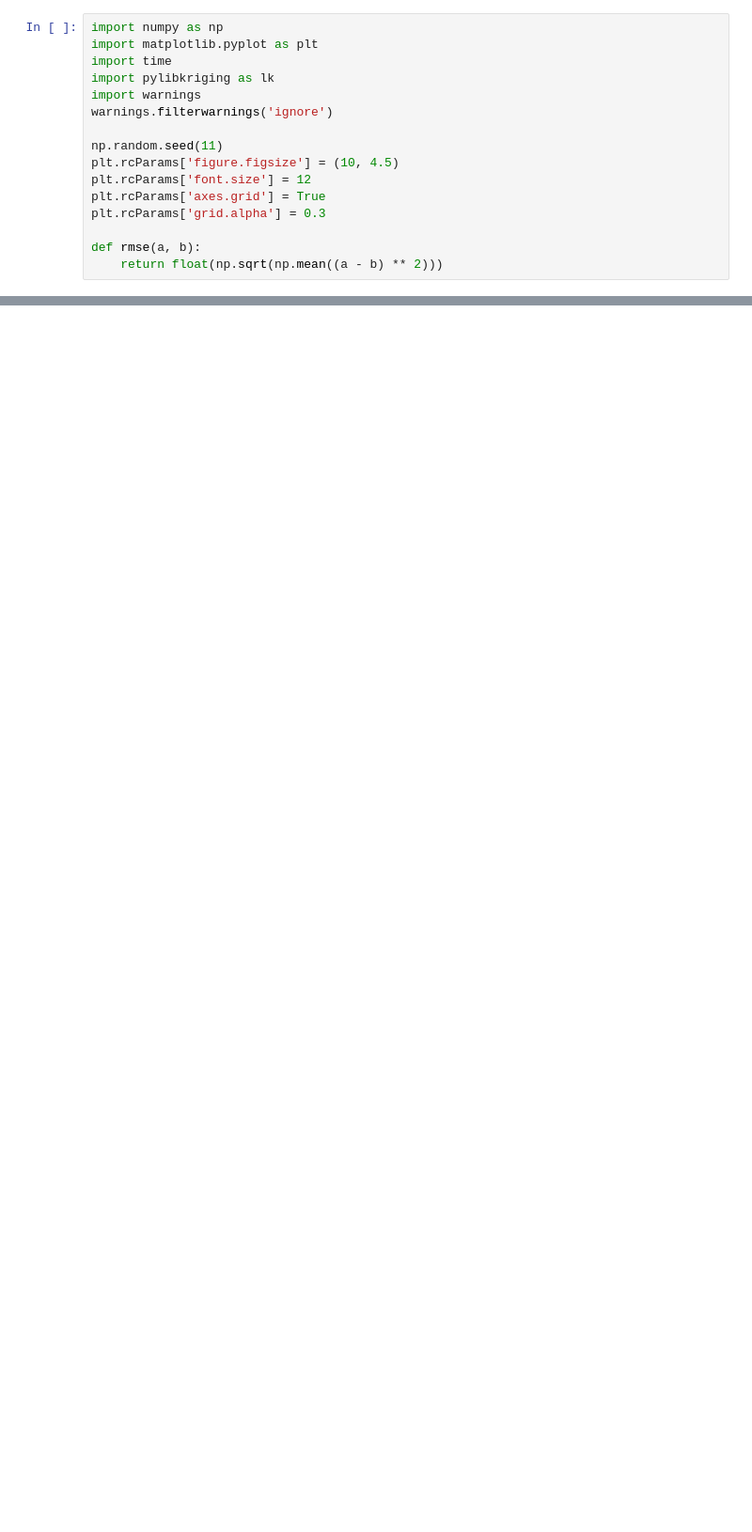
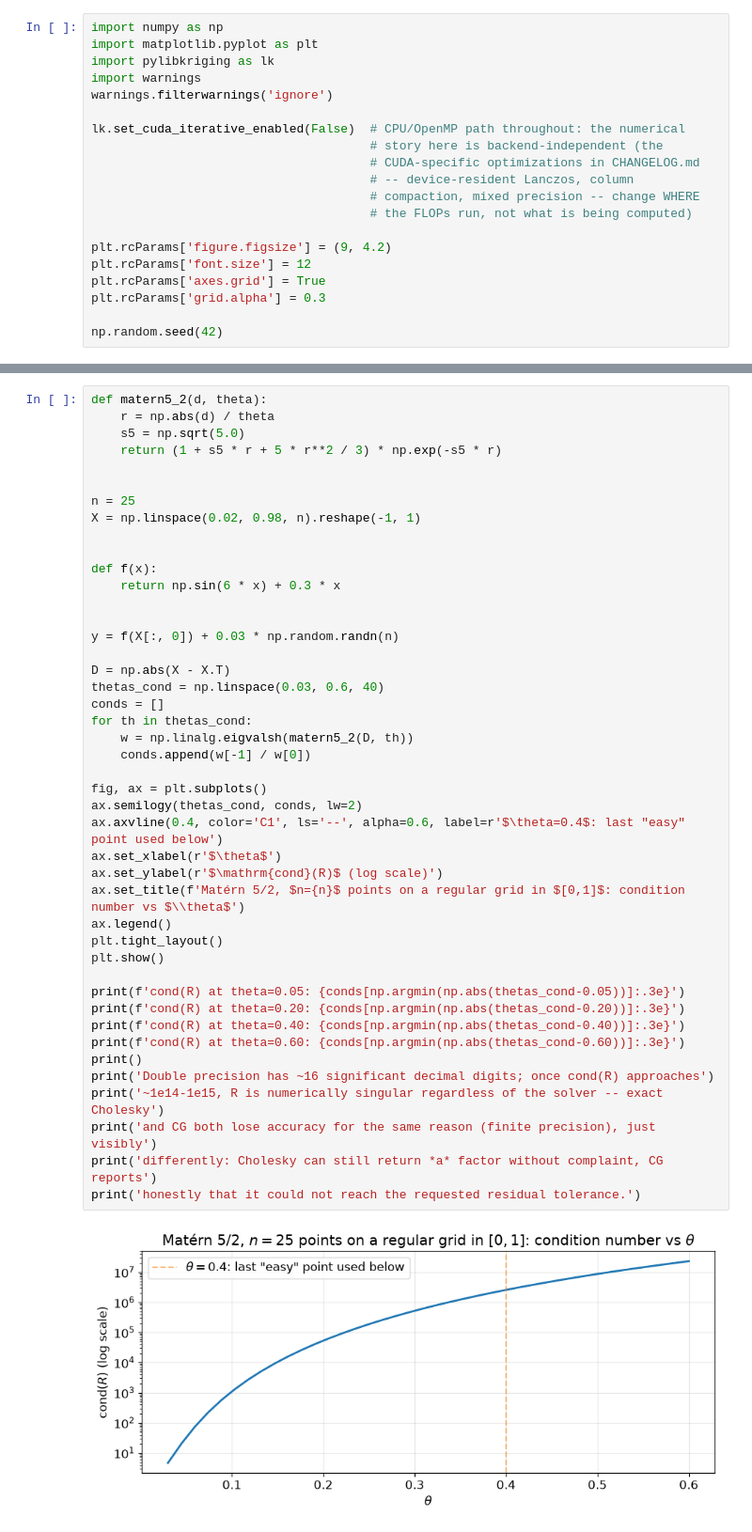
Before and after one commit to libKriging/libKriging, a Jupyter notebook: docs/math/lliterative_vs_cholesky.ipynb, the cells around one changed output, grey strips where cells are left out. Shown at 94% size. Saved outputs shown, nothing was run; the diff lists cells and outputs as text; blank space fills up the shorter version.

```diff
--- a/docs/math/lliterative_vs_cholesky.ipynb
+++ b/docs/math/lliterative_vs_cholesky.ipynb
@@ -63,16 +39,20 @@ notebook), the same measurements this notebook reproduces below.
 # %%
 import numpy as np
 import matplotlib.pyplot as plt
-import time
 import pylibkriging as lk
 import warnings
 warnings.filterwarnings('ignore')
 
-np.random.seed(11)
-plt.rcParams['figure.figsize'] = (10, 4.5)
+lk.set_cuda_iterative_enabled(False)  # CPU/OpenMP path throughout: the numerical
+                                      # story here is backend-independent (the
+                                      # CUDA-specific optimizations in CHANGELOG.md
+                                      # -- device-resident Lanczos, column
+                                      # compaction, mixed precision -- change WHERE
+                                      # the FLOPs run, not what is being computed)
+
+plt.rcParams['figure.figsize'] = (9, 4.2)
 plt.rcParams['font.size'] = 12
 plt.rcParams['axes.grid'] = True
 plt.rcParams['grid.alpha'] = 0.3
 
-def rmse(a, b):
-    return float(np.sqrt(np.mean((a - b) ** 2)))
+np.random.seed(42)
@@ -518,0 +122,46 @@ compares to `LLVecchia`, `LLNystrom`, `NestedKriging` and `subsetOfData`.
+# %%
+def matern5_2(d, theta):
+    r = np.abs(d) / theta
+    s5 = np.sqrt(5.0)
+    return (1 + s5 * r + 5 * r**2 / 3) * np.exp(-s5 * r)
+
+
+n = 25
+X = np.linspace(0.02, 0.98, n).reshape(-1, 1)
+
+
+def f(x):
+    return np.sin(6 * x) + 0.3 * x
+
+
+y = f(X[:, 0]) + 0.03 * np.random.randn(n)
+
+D = np.abs(X - X.T)
+thetas_cond = np.linspace(0.03, 0.6, 40)
+conds = []
+for th in thetas_cond:
+    w = np.linalg.eigvalsh(matern5_2(D, th))
+    conds.append(w[-1] / w[0])
+
+fig, ax = plt.subplots()
+ax.semilogy(thetas_cond, conds, lw=2)
+ax.axvline(0.4, color='C1', ls='--', alpha=0.6, label=r'$\theta=0.4$: last "easy" point used below')
+ax.set_xlabel(r'$\theta$')
+ax.set_ylabel(r'$\mathrm{cond}(R)$ (log scale)')
+ax.set_title(f'Matérn 5/2, $n={n}$ points on a regular grid in $[0,1]$: condition number vs $\\theta$')
+ax.legend()
+plt.tight_layout()
+plt.show()
+
+print(f'cond(R) at theta=0.05: {conds[np.argmin(np.abs(thetas_cond-0.05))]:.3e}')
+print(f'cond(R) at theta=0.20: {conds[np.argmin(np.abs(thetas_cond-0.20))]:.3e}')
+print(f'cond(R) at theta=0.40: {conds[np.argmin(np.abs(thetas_cond-0.40))]:.3e}')
+print(f'cond(R) at theta=0.60: {conds[np.argmin(np.abs(thetas_cond-0.60))]:.3e}')
+print()
+print('Double precision has ~16 significant decimal digits; once cond(R) approaches')
+print('~1e14-1e15, R is numerically singular regardless of the solver -- exact Cholesky')
+print('and CG both lose accuracy for the same reason (finite precision), just visibly')
+print('differently: Cholesky can still return *a* factor without complaint, CG reports')
+print('honestly that it could not reach the requested residual tolerance.')
+# %% [output]
+[figure, added]
```
Also changed, not shown: parts of 27 cells of this notebook, 1 other file.
